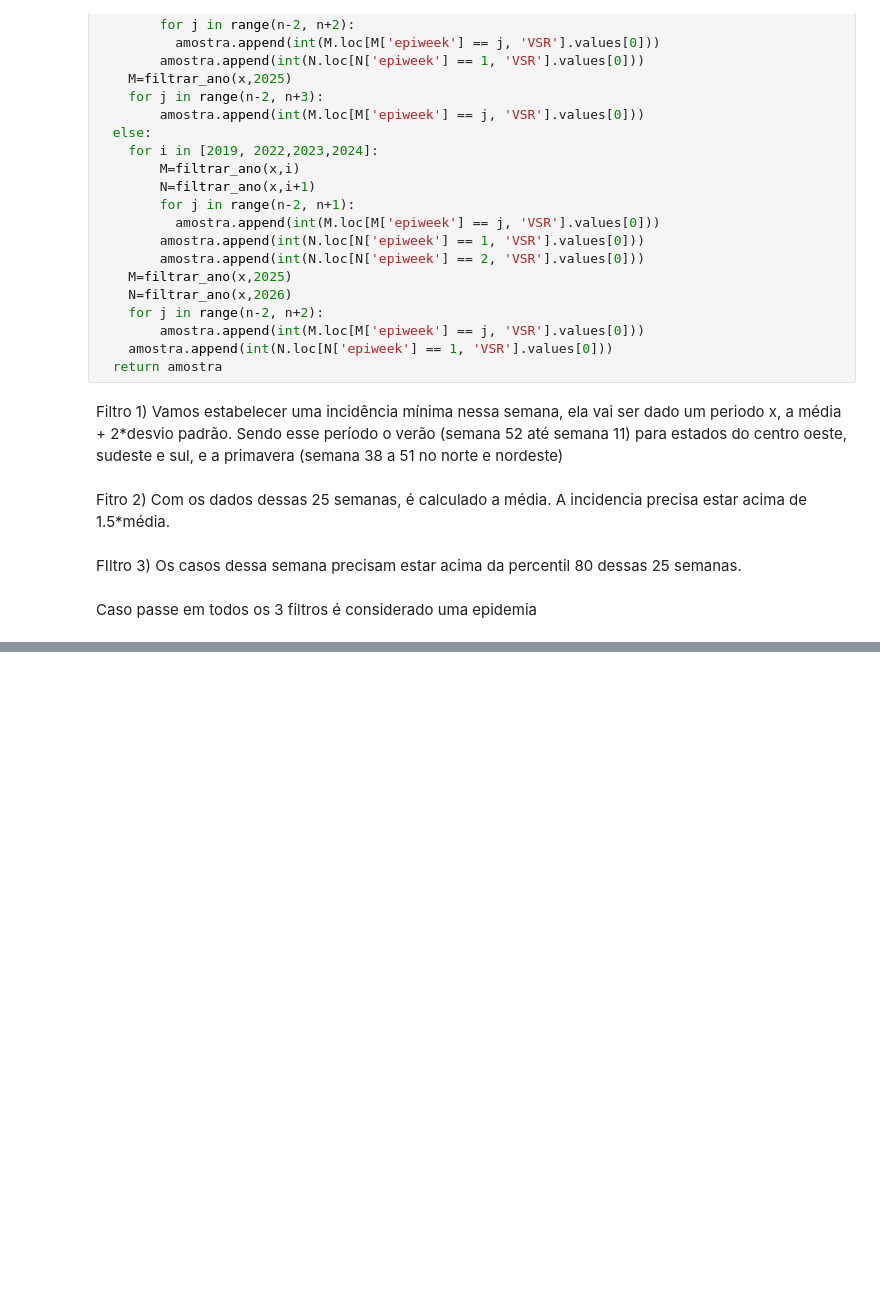
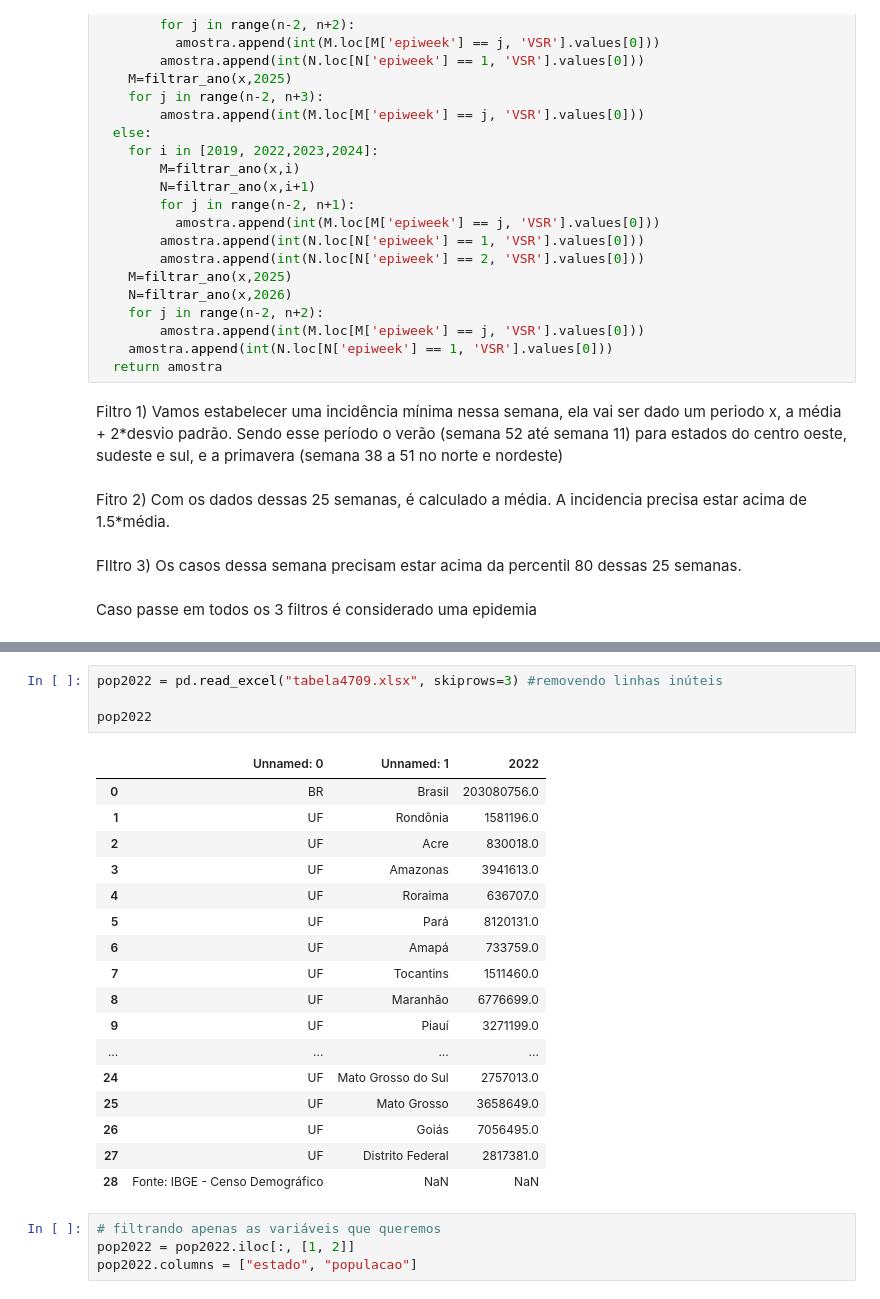
Before and after one commit to NataliaBrandaodeSousa/Picme-Modelagem-Estat-stica-de-doen-as-infecciosas, a Jupyter notebook: 01_exploracao.ipynb, the cells around one changed output, grey strips where cells are left out. Drawn from its saved outputs; the diff is of its cells as text; blank space fills up the shorter version.

```diff
--- a/01_exploracao.ipynb
+++ b/01_exploracao.ipynb
@@ -324,0 +443,26 @@ Caso passe em todos os 3 filtros é considerado uma epidemia
+# %%
+pop2022 = pd.read_excel("tabela4709.xlsx", skiprows=3) #removendo linhas inúteis
+
+pop2022
+# %% [output]
+|  | Unnamed: 0 | Unnamed: 1 | 2022 |
+| 0 | BR | Brasil | 203080756.0 |
+| 1 | UF | Rondônia | 1581196.0 |
+| 2 | UF | Acre | 830018.0 |
+| 3 | UF | Amazonas | 3941613.0 |
+| 4 | UF | Roraima | 636707.0 |
+| 5 | UF | Pará | 8120131.0 |
+| 6 | UF | Amapá | 733759.0 |
+| 7 | UF | Tocantins | 1511460.0 |
+| 8 | UF | Maranhão | 6776699.0 |
+| 9 | UF | Piauí | 3271199.0 |
+| ... | ... | ... | ... |
+| 24 | UF | Mato Grosso do Sul | 2757013.0 |
+| 25 | UF | Mato Grosso | 3658649.0 |
+| 26 | UF | Goiás | 7056495.0 |
+| 27 | UF | Distrito Federal | 2817381.0 |
+| 28 | Fonte: IBGE - Censo Demográfico | NaN | NaN |
+# %%
+# filtrando apenas as variáveis que queremos
+pop2022 = pop2022.iloc[:, [1, 2]]
+pop2022.columns = ["estado", "populacao"]
```
Also changed, not shown: parts of 28 cells of this notebook, 1 other file.
